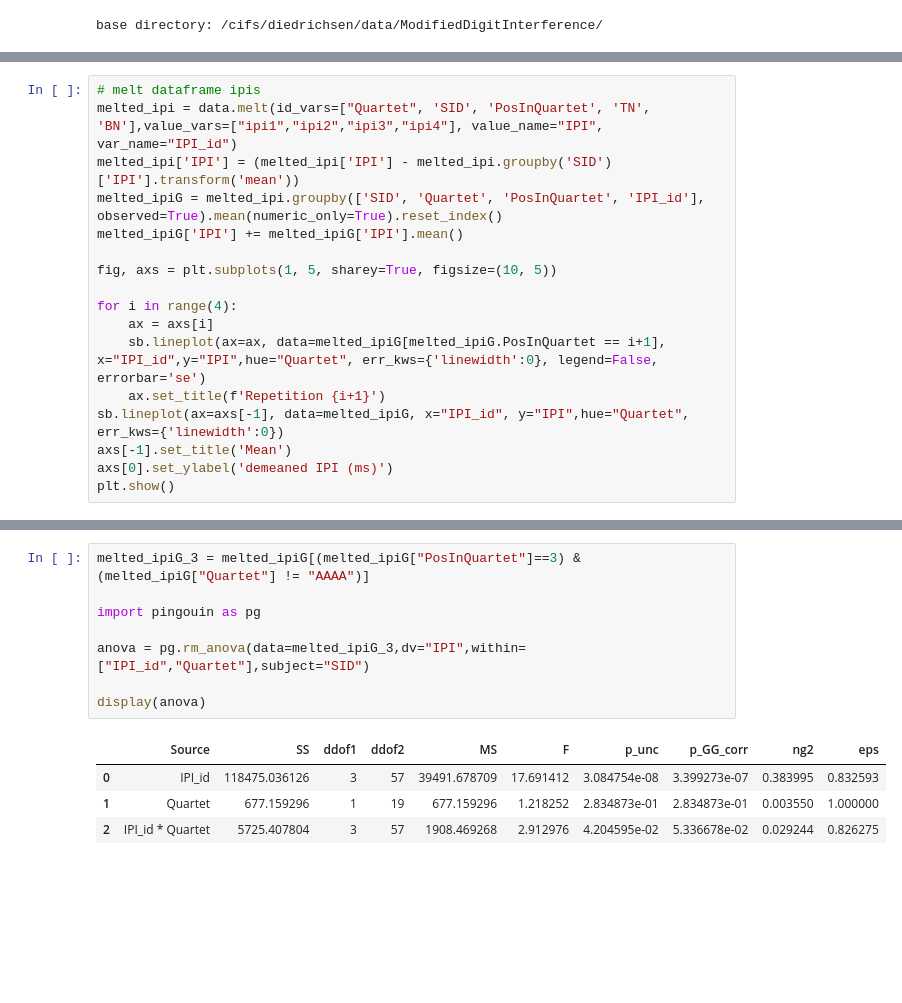
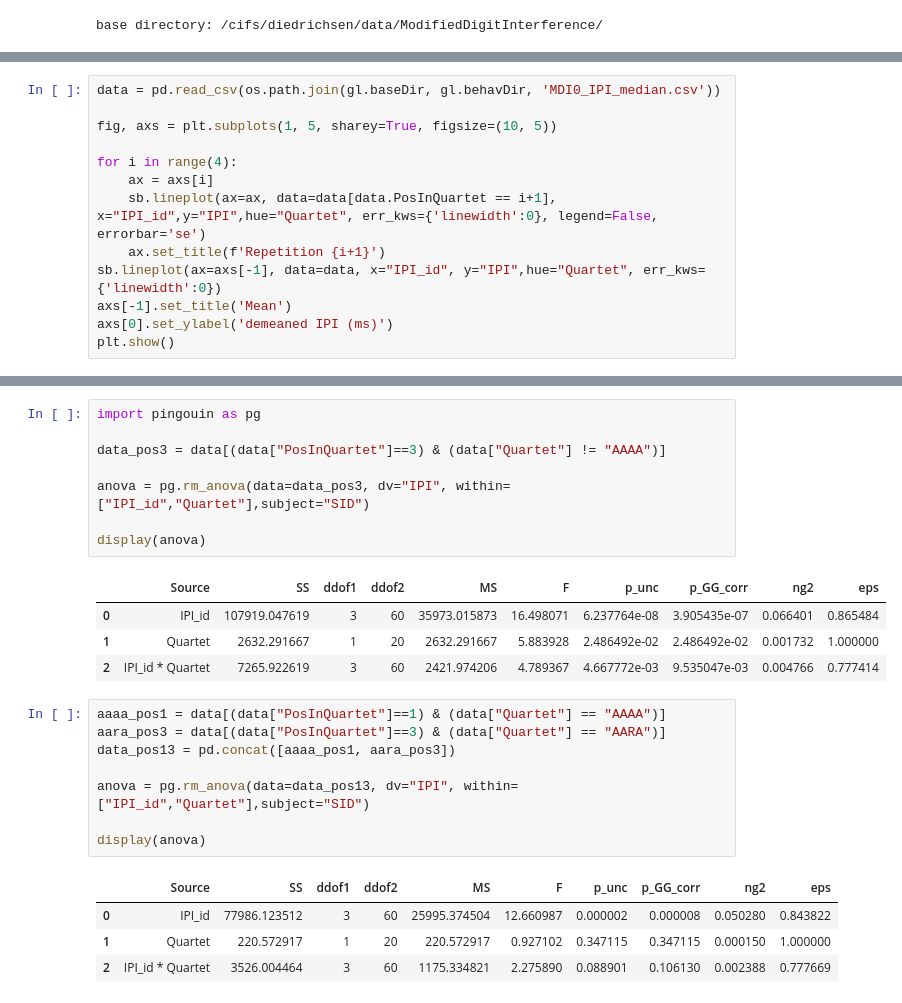
Before and after one commit to AmandaGiselleLily/modified-digit-inteference, a Jupyter notebook: notebooks/IPIs.ipynb, the cells around one changed output, grey strips where cells are left out. Drawn from its saved outputs; the diff is of its cells as text; blank space fills up the shorter version.

```diff
--- a/notebooks/IPIs.ipynb
+++ b/notebooks/IPIs.ipynb
@@ -20,17 +12,13 @@ data.Quartet = pd.Categorical(data.Quartet, categories=['AAAA', 'AAMA', 'AARA'],
 # %%
-# melt dataframe ipis
-melted_ipi = data.melt(id_vars=["Quartet", 'SID', 'PosInQuartet', 'TN', 'BN'],value_vars=["ipi1","ipi2","ipi3","ipi4"], value_name="IPI", var_name="IPI_id")
-melted_ipi['IPI'] = (melted_ipi['IPI'] - melted_ipi.groupby('SID')['IPI'].transform('mean'))
-melted_ipiG = melted_ipi.groupby(['SID', 'Quartet', 'PosInQuartet', 'IPI_id'], observed=True).mean(numeric_only=True).reset_index()
-melted_ipiG['IPI'] += melted_ipiG['IPI'].mean()
+data = pd.read_csv(os.path.join(gl.baseDir, gl.behavDir, 'MDI0_IPI_median.csv'))
 
 fig, axs = plt.subplots(1, 5, sharey=True, figsize=(10, 5))
 
 for i in range(4):
     ax = axs[i]
-    sb.lineplot(ax=ax, data=melted_ipiG[melted_ipiG.PosInQuartet == i+1], x="IPI_id",y="IPI",hue="Quartet", err_kws={'linewidth':0}, legend=False, errorbar='se')
+    sb.lineplot(ax=ax, data=data[data.PosInQuartet == i+1], x="IPI_id",y="IPI",hue="Quartet", err_kws={'linewidth':0}, legend=False, errorbar='se')
     ax.set_title(f'Repetition {i+1}')
-sb.lineplot(ax=axs[-1], data=melted_ipiG, x="IPI_id", y="IPI",hue="Quartet", err_kws={'linewidth':0})
+sb.lineplot(ax=axs[-1], data=data, x="IPI_id", y="IPI",hue="Quartet", err_kws={'linewidth':0})
 axs[-1].set_title('Mean')
 axs[0].set_ylabel('demeaned IPI (ms)')
 plt.show()
@@ -39,13 +27,26 @@ plt.show()
 # %%
-melted_ipiG_3 = melted_ipiG[(melted_ipiG["PosInQuartet"]==3) & (melted_ipiG["Quartet"] != "AAAA")]
-
 import pingouin as pg
 
-anova = pg.rm_anova(data=melted_ipiG_3,dv="IPI",within=["IPI_id","Quartet"],subject="SID")
+data_pos3 = data[(data["PosInQuartet"]==3) & (data["Quartet"] != "AAAA")]
+
+anova = pg.rm_anova(data=data_pos3, dv="IPI", within=["IPI_id","Quartet"],subject="SID")
 
 display(anova)
 # %% [output]
 |  | Source | SS | ddof1 | ddof2 | MS | F | p_unc | p_GG_corr | ng2 | eps |
-| 0 | IPI_id | 118475.036126 | 3 | 57 | 39491.678709 | 17.691412 | 3.084754e-08 | 3.399273e-07 | 0.383995 | 0.832593 |
-| 1 | Quartet | 677.159296 | 1 | 19 | 677.159296 | 1.218252 | 2.834873e-01 | 2.834873e-01 | 0.003550 | 1.000000 |
-| 2 | IPI_id * Quartet | 5725.407804 | 3 | 57 | 1908.469268 | 2.912976 | 4.204595e-02 | 5.336678e-02 | 0.029244 | 0.826275 |
+| 0 | IPI_id | 107919.047619 | 3 | 60 | 35973.015873 | 16.498071 | 6.237764e-08 | 3.905435e-07 | 0.066401 | 0.865484 |
+| 1 | Quartet | 2632.291667 | 1 | 20 | 2632.291667 | 5.883928 | 2.486492e-02 | 2.486492e-02 | 0.001732 | 1.000000 |
+| 2 | IPI_id * Quartet | 7265.922619 | 3 | 60 | 2421.974206 | 4.789367 | 4.667772e-03 | 9.535047e-03 | 0.004766 | 0.777414 |
+# %%
+aaaa_pos1 = data[(data["PosInQuartet"]==1) & (data["Quartet"] == "AAAA")]
+aara_pos3 = data[(data["PosInQuartet"]==3) & (data["Quartet"] == "AARA")]
+data_pos13 = pd.concat([aaaa_pos1, aara_pos3])
+
+anova = pg.rm_anova(data=data_pos13, dv="IPI", within=["IPI_id","Quartet"],subject="SID")
+
+display(anova)
+# %% [output]
+|  | Source | SS | ddof1 | ddof2 | MS | F | p_unc | p_GG_corr | ng2 | eps |
+| 0 | IPI_id | 77986.123512 | 3 | 60 | 25995.374504 | 12.660987 | 0.000002 | 0.000008 | 0.050280 | 0.843822 |
+| 1 | Quartet | 220.572917 | 1 | 20 | 220.572917 | 0.927102 | 0.347115 | 0.347115 | 0.000150 | 1.000000 |
+| 2 | IPI_id * Quartet | 3526.004464 | 3 | 60 | 1175.334821 | 2.275890 | 0.088901 | 0.106130 | 0.002388 | 0.777669 |
```
Also changed, not shown: parts of 2 cells of this notebook, 2 other files.
